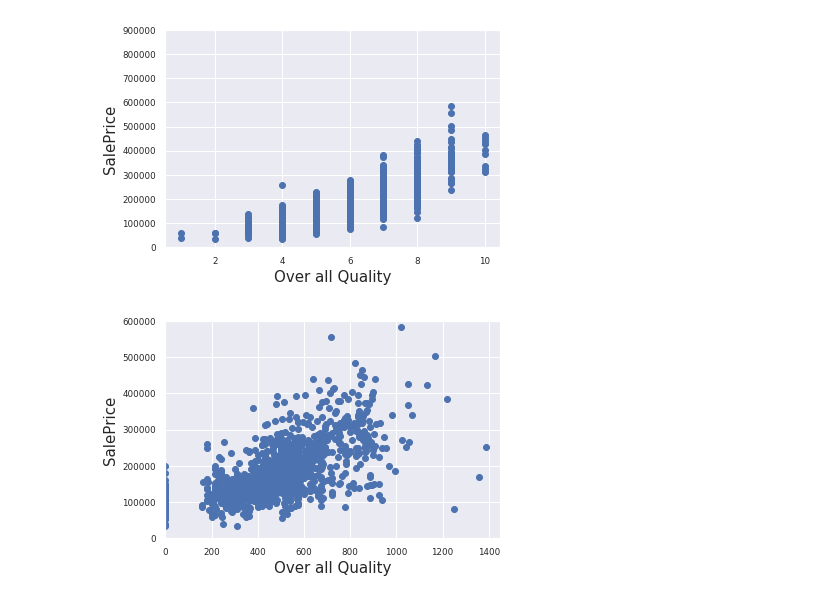
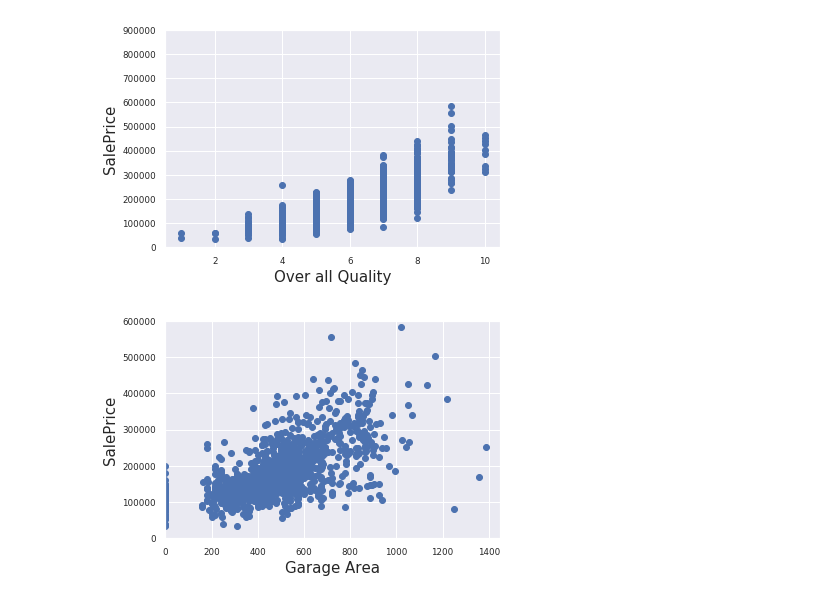
Before and after one commit to abhranil08/Regression, a Jupyter notebook: RegressionEDAKernel.ipynb, the cells around one changed output. Cells and saved outputs as stored; diff of their text form; code cells hidden in the pictures.

```diff
--- a/RegressionEDAKernel.ipynb
+++ b/RegressionEDAKernel.ipynb
@@ -132,10 +132,10 @@ plt.show()
 # %%
 fig, ax = plt.subplots()
 ax.scatter(x = train['GarageArea'], y = train['SalePrice'])
 plt.ylabel('SalePrice', fontsize=15)
-plt.xlabel('Over all Quality', fontsize=15)
+plt.xlabel('Garage Area', fontsize=15)
 plt.ylim(0,600000)
 plt.xlim(0,1450)
 plt.show()
 # %% [output]
-[figure, old version]
+[figure, new version]
```
